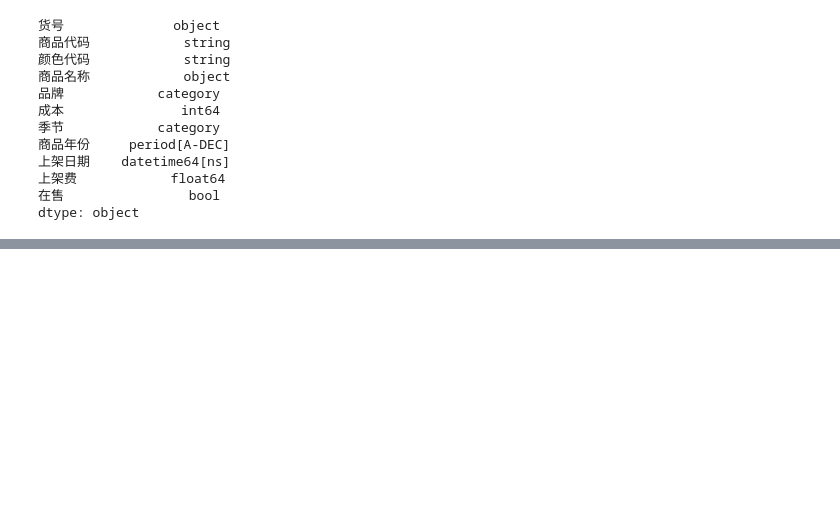
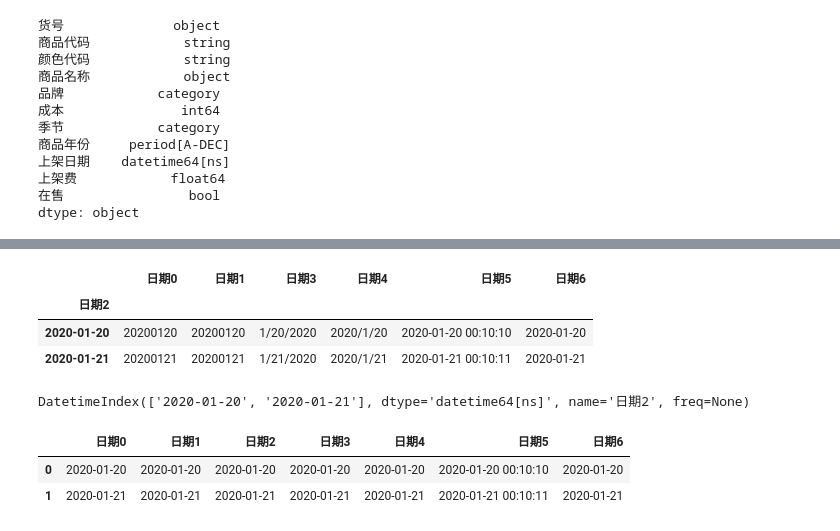
Before and after one commit to yz599/2020_2, a Jupyter notebook: 2020/pandas/pandas_1_read_excel.ipynb, the cells around one changed output, grey strips where cells are left out. Cells and saved outputs as stored; diff of their text form; code cells hidden in the pictures; blank space fills up the shorter version.

```diff
--- a/2020/pandas/pandas_1_read_excel.ipynb
+++ b/2020/pandas/pandas_1_read_excel.ipynb
@@ -324,0 +331,19 @@ dtype: object
+# %%
+df=pd.read_excel('parse_dates.xlsx',index_col=2,parse_dates=True)
+df
+# %% [output]
+|  | 日期0 | 日期1 | 日期3 | 日期4 | 日期5 | 日期6 |
+| 日期2 |  |  |  |  |  |  |
+| 2020-01-20 | 20200120 | 20200120 | 1/20/2020 | 2020/1/20 | 2020-01-20 00:10:10 | 2020-01-20 |
+| 2020-01-21 | 20200121 | 20200121 | 1/21/2020 | 2020/1/21 | 2020-01-21 00:10:11 | 2020-01-21 |
+# %%
+df.index
+# %% [output]
+DatetimeIndex(['2020-01-20', '2020-01-21'], dtype='datetime64[ns]', name='日期2', freq=None)
+# %%
+df=pd.read_excel('parse_dates.xlsx',parse_dates=[0,1,2,3,4,5])
+df
+# %% [output]
+|  | 日期0 | 日期1 | 日期2 | 日期3 | 日期4 | 日期5 | 日期6 |
+| 0 | 2020-01-20 | 2020-01-20 | 2020-01-20 | 2020-01-20 | 2020-01-20 | 2020-01-20 00:10:10 | 2020-01-20 |
+| 1 | 2020-01-21 | 2020-01-21 | 2020-01-21 | 2020-01-21 | 2020-01-21 | 2020-01-21 00:10:11 | 2020-01-21 |
```
Also changed, not shown: parts of 7 cells of this notebook, 5 other files.
